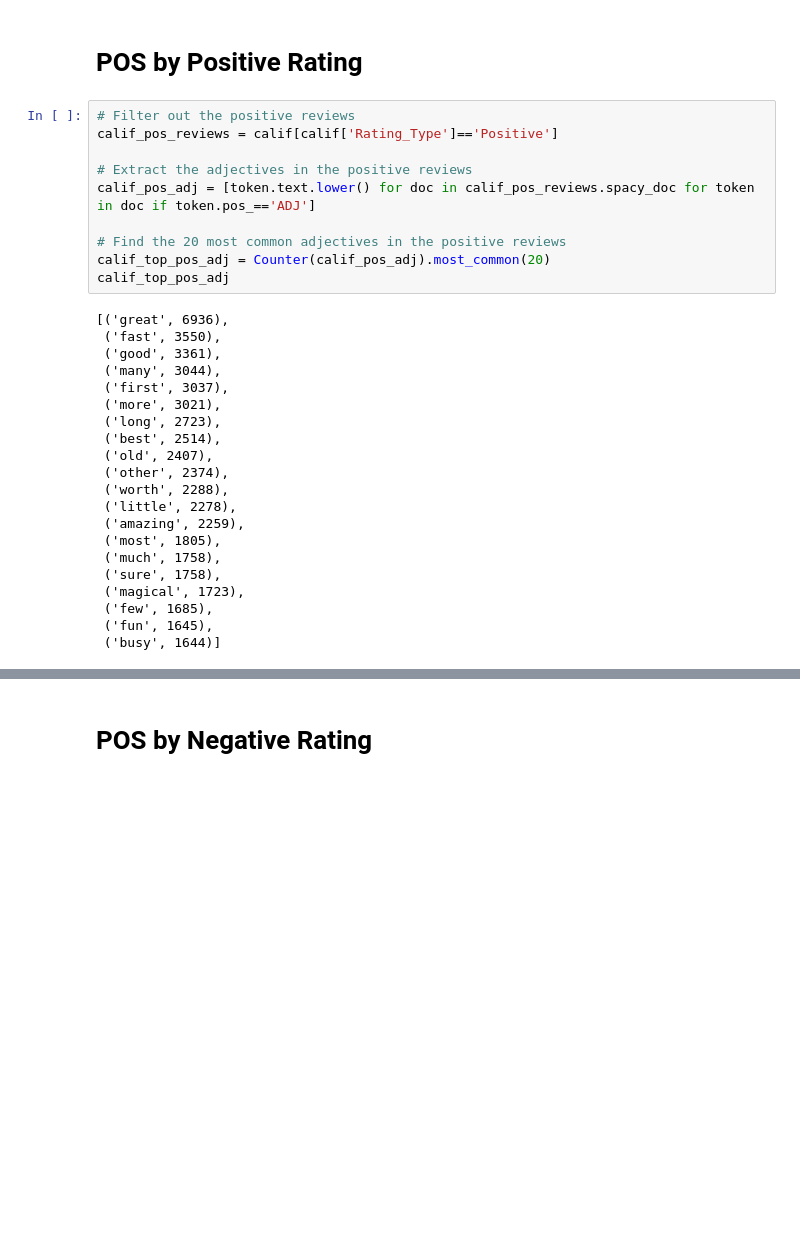
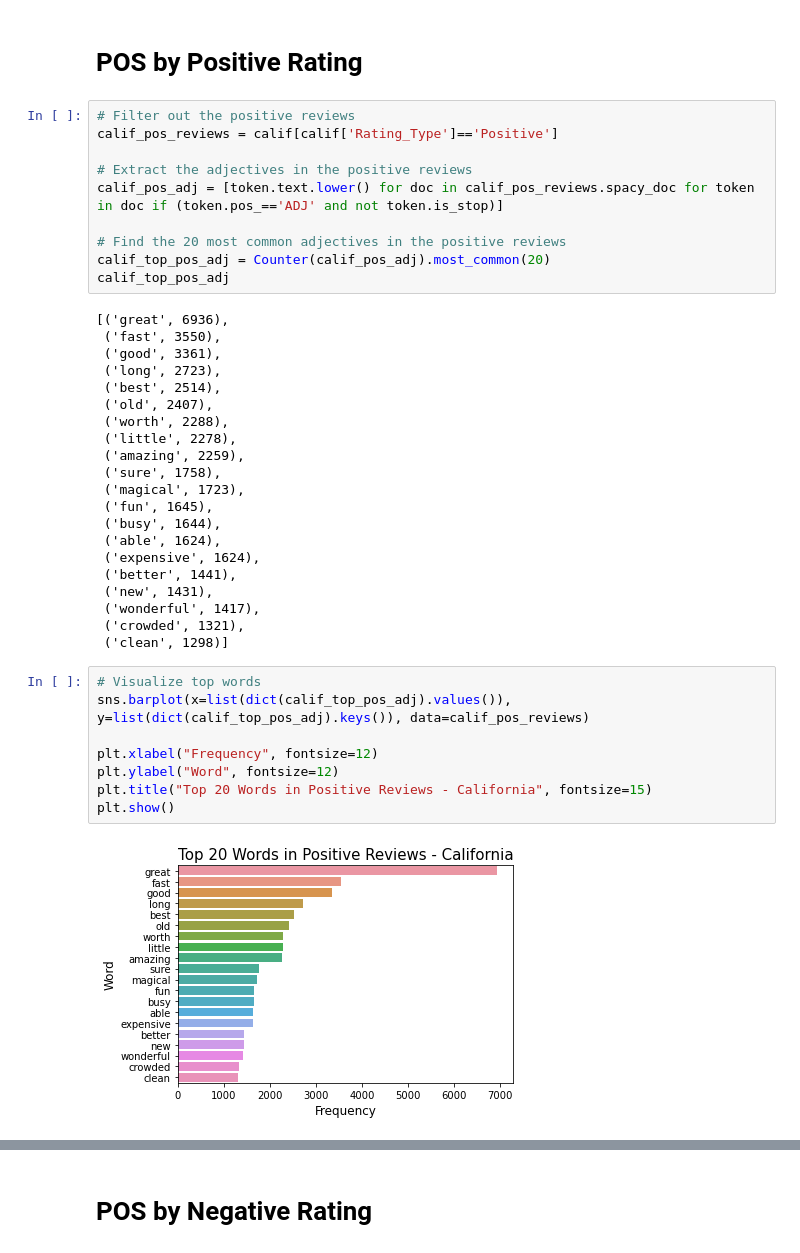
Before and after one commit to sandra-t-3282/Sentiment_Analysis_Disney_Parks_Reviews, a Jupyter notebook: NLP_disney_park_subsets.ipynb, the cells around one changed output, grey strips where cells are left out. Cells and saved outputs as stored; diff of their text form; blank space fills up the shorter version.

```diff
--- a/NLP_disney_park_subsets.ipynb
+++ b/NLP_disney_park_subsets.ipynb
@@ -72,7 +72,7 @@ hkong.sample(2)
 calif_pos_reviews = calif[calif['Rating_Type']=='Positive']
 
 # Extract the adjectives in the positive reviews
-calif_pos_adj = [token.text.lower() for doc in calif_pos_reviews.spacy_doc for token in doc if token.pos_=='ADJ']
+calif_pos_adj = [token.text.lower() for doc in calif_pos_reviews.spacy_doc for token in doc if (token.pos_=='ADJ' and not token.is_stop)]
 
 # Find the 20 most common adjectives in the positive reviews
 calif_top_pos_adj = Counter(calif_pos_adj).most_common(20)
@@ -81,23 +81,33 @@ calif_top_pos_adj
 [('great', 6936),
  ('fast', 3550),
  ('good', 3361),
- ('many', 3044),
- ('first', 3037),
- ('more', 3021),
  ('long', 2723),
  ('best', 2514),
  ('old', 2407),
- ('other', 2374),
  ('worth', 2288),
  ('little', 2278),
  ('amazing', 2259),
- ('most', 1805),
- ('much', 1758),
  ('sure', 1758),
  ('magical', 1723),
- ('few', 1685),
  ('fun', 1645),
- ('busy', 1644)]
+ ('busy', 1644),
+ ('able', 1624),
+ ('expensive', 1624),
+ ('better', 1441),
+ ('new', 1431),
+ ('wonderful', 1417),
+ ('crowded', 1321),
+ ('clean', 1298)]
+# %%
+# Visualize top words
+sns.barplot(x=list(dict(calif_top_pos_adj).values()), y=list(dict(calif_top_pos_adj).keys()), data=calif_pos_reviews)
+
+plt.xlabel("Frequency", fontsize=12)
+plt.ylabel("Word", fontsize=12)
+plt.title("Top 20 Words in Positive Reviews - California", fontsize=15)
+plt.show()
+# %% [output]
+[figure, added]
 # %%
 # Filter out the positive reviews
 paris_pos_reviews = paris[paris['Rating_Type']=='Positive']
```
Also changed, not shown: parts of 17 cells of this notebook, 4 other files.
